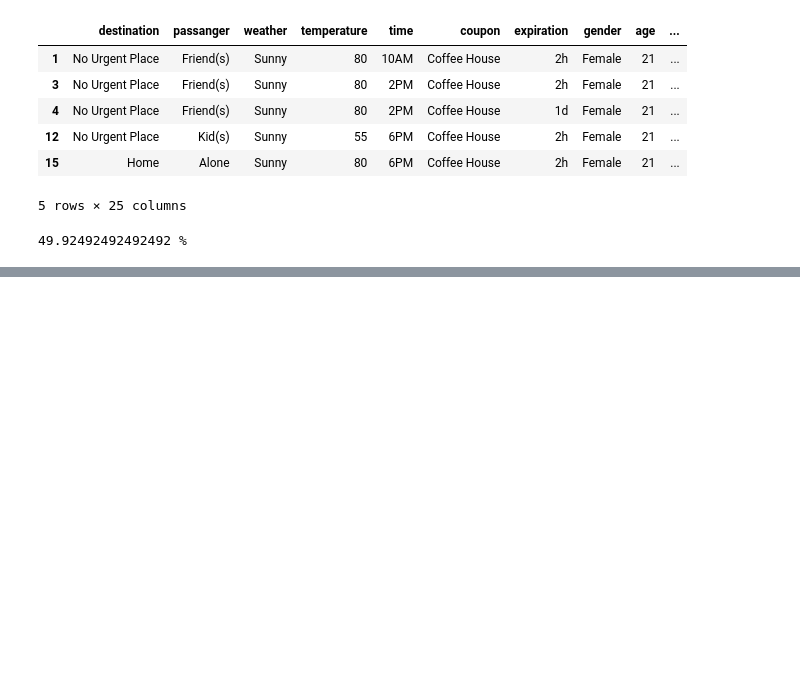
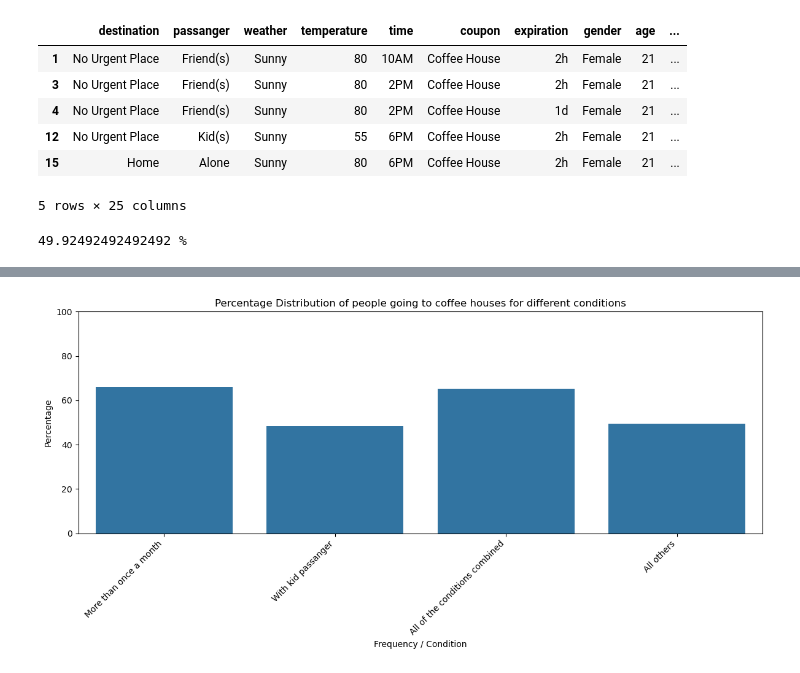
Before and after one commit to Etavonni/Assignment5.1, a Jupyter notebook: Assignment5_1.ipynb, the cells around one changed output, grey strips where cells are left out. Drawn from its saved outputs; the diff is of its cells as text; code cells hidden in the pictures; blank space fills up the shorter version.

```diff
--- a/Assignment5_1.ipynb
+++ b/Assignment5_1.ipynb
@@ -635,3 +647,42 @@ print(f"{(all_others_accepted / all_others_total) * 100} %")
+# %%
+# compare the acceptance rate between drivers who go to bars one or more times a month and
+# have kids as passanger
+ch_values = ['1~3', '4~8', 'gt8']
+passanger_values = ['Kid(s)']
+# Find out acceptance of drivers for various conditions as listed in the problem
+acceptance_a = data3.loc[data3['CoffeeHouse'].isin(ch_values)]['Y'].mean() * 100
+acceptance_b = data3.loc[data3['passanger'].isin(passanger_values)]['Y'].mean() * 100
+# All combined
+selected_drivers = data3.loc[(data3['CoffeeHouse'].isin(ch_values)) &
+                             (data3['passanger'].isin(passanger_values))]['Y']
+selected_drivers_accepted = selected_drivers.sum()
+selected_drivers_total = selected_drivers.value_counts().sum()
+acceptance_c = (selected_drivers_accepted / selected_drivers_total) * 100
+# Rest
+all_others_accepted = data3['Y'].sum() - selected_drivers_accepted
+all_others_total = data3['Y'].value_counts().sum() - selected_drivers_total
+acceptance_d = (all_others_accepted / all_others_total) * 100
+
+data_temp = pd.DataFrame({
+    'Coffee House Condition': ['More than once a month', 'With kid passanger',
+                               'All of the conditions combined', 'All others'],
+    'Acceptance Rate': [acceptance_a, acceptance_b, acceptance_c,
+                        acceptance_d]
+})
+plt.figure(figsize=(12, 6))
+sns.barplot(x='Coffee House Condition', y='Acceptance Rate', data=data_temp)
+plt.title("Percentage Distribution of people going to coffee houses for different conditions")
+plt.xlabel("Frequency / Condition")
+plt.ylabel("Percentage")
+plt.ylim(0, 100)
+plt.xticks(rotation=45, ha='right')
+plt.tight_layout()
+plt.show()
+
+# Conclusion: the acceptance rate is higher for drivers who go to coffee houses more than once a month
+# Having a kid as passanger does not seem to have a major impact in accepting bar coupons.
+# %% [output]
+[figure, added]
 # %%
 # Compare the acceptance rates between those drivers who:
 # go to coffee house more than once a month, had passengers that were a kid, and were not widowed OR
```
Also changed, not shown: parts of 11 cells of this notebook, 1 other file.
